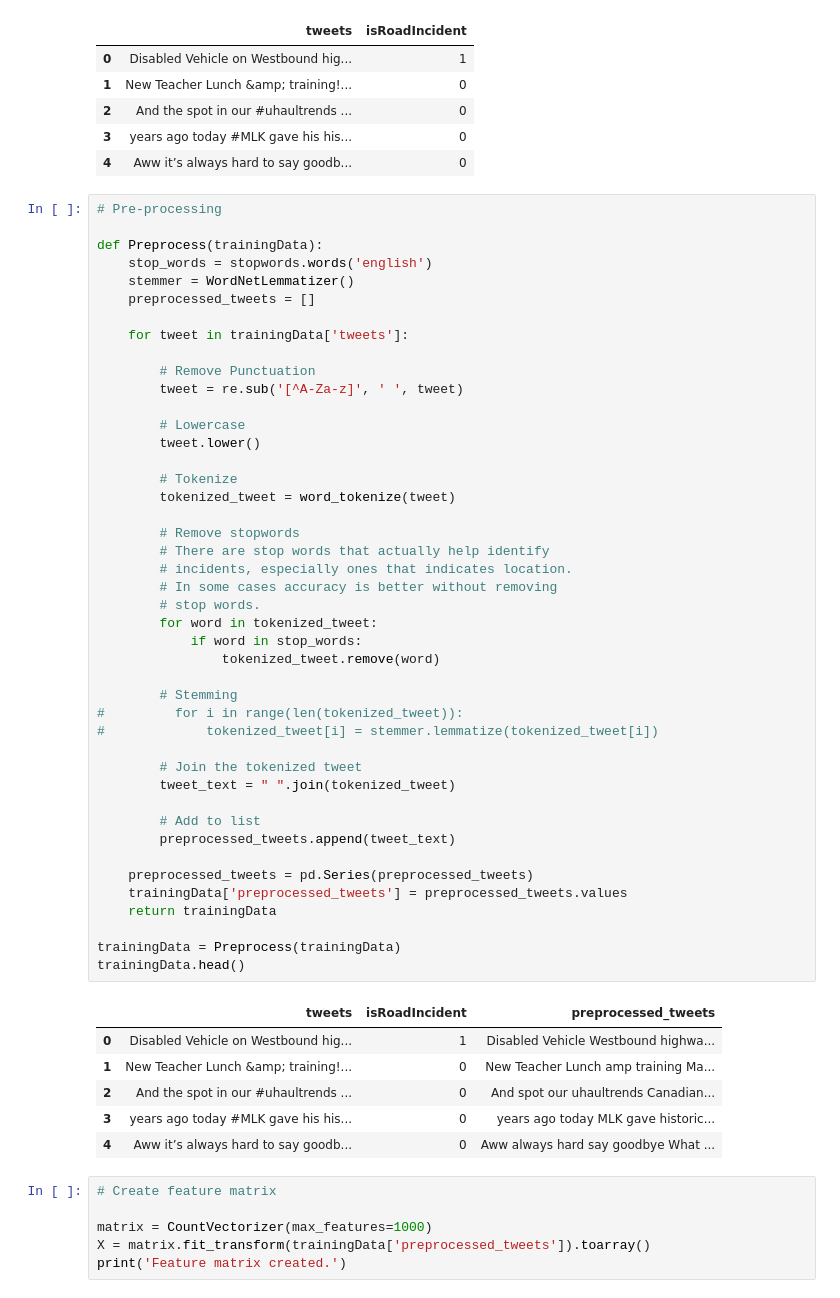
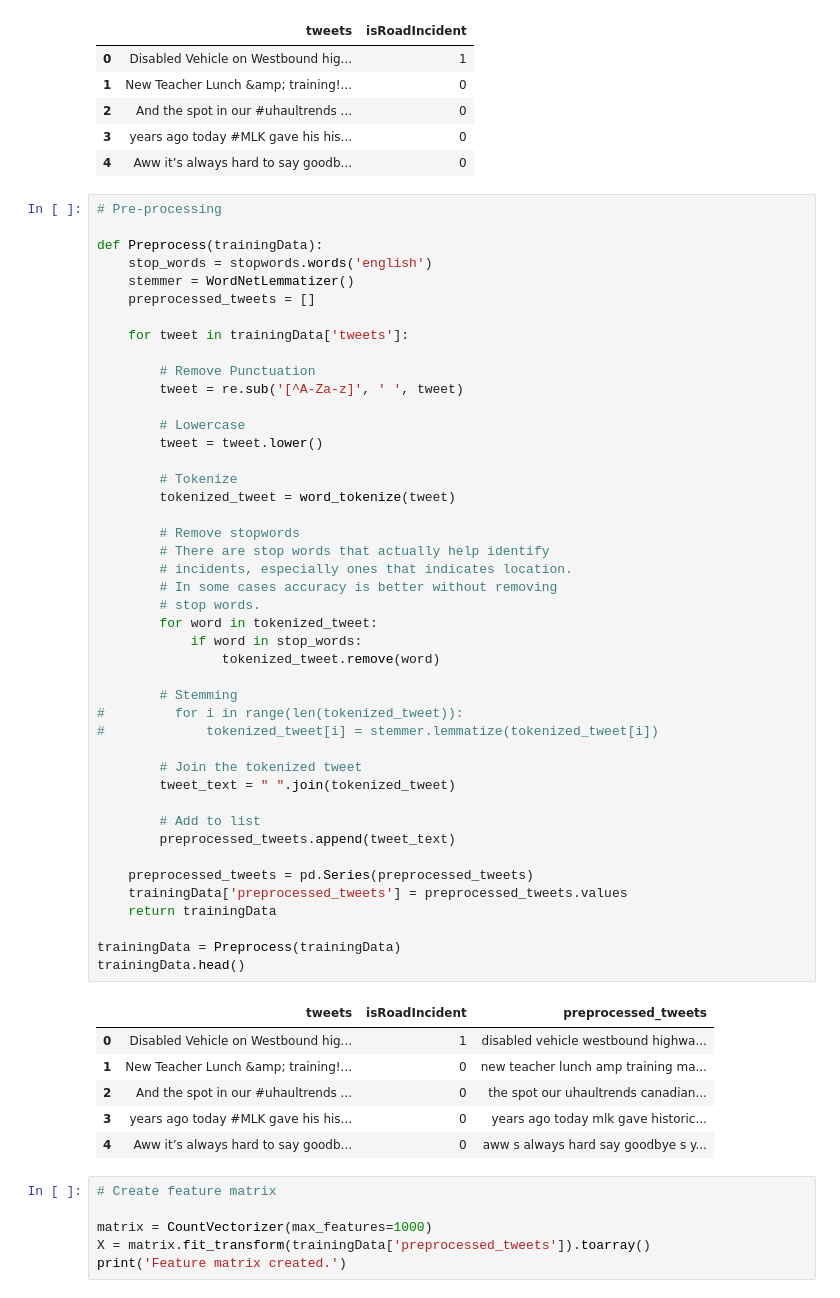
Before and after one commit to clementandreas97/Road-Accident-Detector, a Jupyter notebook: road-incident-detection.ipynb, the cells around one changed output. Cells and saved outputs as stored; diff of their text form.

```diff
--- a/road-incident-detection.ipynb
+++ b/road-incident-detection.ipynb
@@ -49,43 +49,43 @@ def Preprocess(trainingData):
         tweet = re.sub('[^A-Za-z]', ' ', tweet)
 
         # Lowercase
-        tweet.lower()
+        tweet = tweet.lower()
 
         # Tokenize
         tokenized_tweet = word_tokenize(tweet)
 
         # Remove stopwords
         # There are stop words that actually help identify
         # incidents, especially ones that indicates location.
         # In some cases accuracy is better without removing
         # stop words.
         for word in tokenized_tweet:
             if word in stop_words:
                 tokenized_tweet.remove(word)
 
         # Stemming
 #         for i in range(len(tokenized_tweet)):
 #             tokenized_tweet[i] = stemmer.lemmatize(tokenized_tweet[i])
 
         # Join the tokenized tweet
         tweet_text = " ".join(tokenized_tweet)
 
         # Add to list
         preprocessed_tweets.append(tweet_text)
 
     preprocessed_tweets = pd.Series(preprocessed_tweets)
     trainingData['preprocessed_tweets'] = preprocessed_tweets.values
     return trainingData
 
 trainingData = Preprocess(trainingData)
 trainingData.head()
 # %% [output]
 |  | tweets | isRoadIncident | preprocessed_tweets |
-| 0 | Disabled Vehicle on Westbound hig... | 1 | Disabled Vehicle Westbound highwa... |
-| 1 | New Teacher Lunch &amp; training!... | 0 | New Teacher Lunch amp training Ma... |
-| 2 | And the spot in our #uhaultrends ... | 0 | And spot our uhaultrends Canadian... |
-| 3 | years ago today #MLK gave his his... | 0 | years ago today MLK gave historic... |
-| 4 | Aww it’s always hard to say goodb... | 0 | Aww always hard say goodbye What ... |
+| 0 | Disabled Vehicle on Westbound hig... | 1 | disabled vehicle westbound highwa... |
+| 1 | New Teacher Lunch &amp; training!... | 0 | new teacher lunch amp training ma... |
+| 2 | And the spot in our #uhaultrends ... | 0 | the spot our uhaultrends canadian... |
+| 3 | years ago today #MLK gave his his... | 0 | years ago today mlk gave historic... |
+| 4 | Aww it’s always hard to say goodb... | 0 | aww s always hard say goodbye s y... |
 # %%
 # Create feature matrix
 
```
Also changed, not shown: parts of 19 cells of this notebook, 1 other file.
